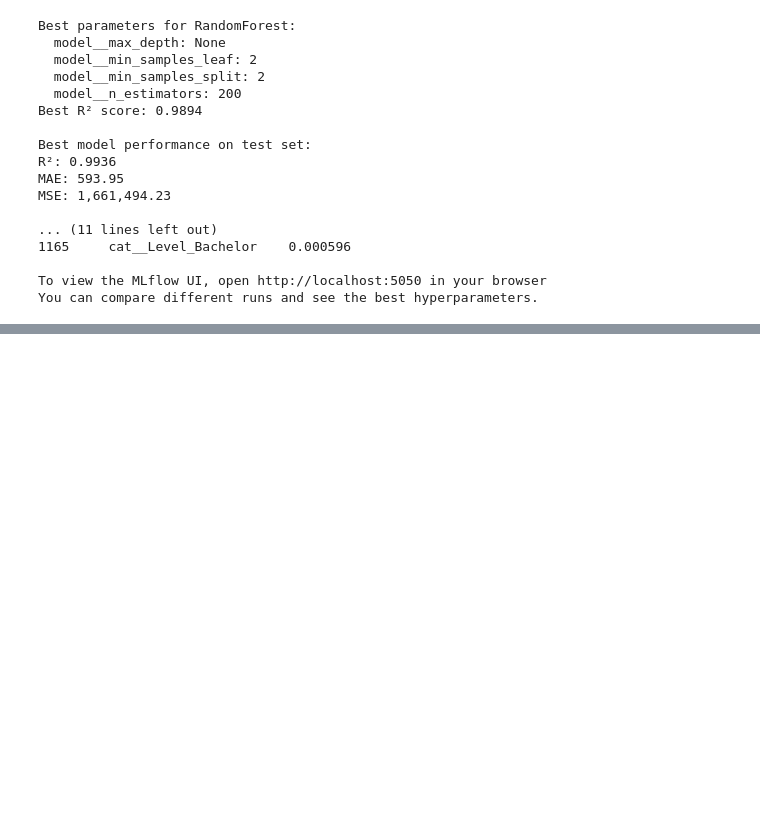
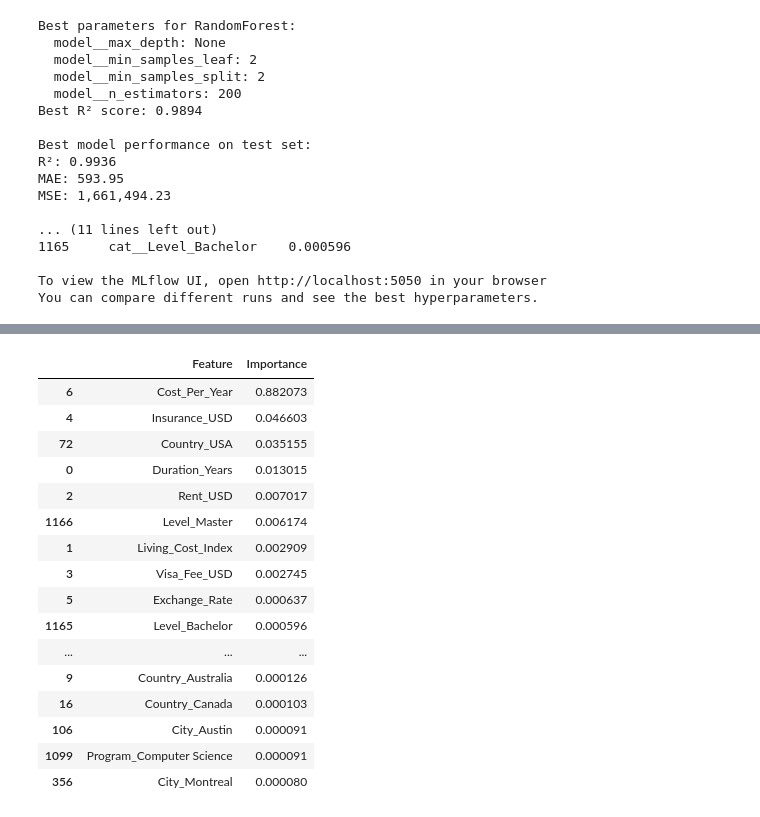
Before and after one commit to gibsongGH/SDS-CP030-edu-spend, a Jupyter notebook: submissions/team-members/rajat-thakur/Edu-Spend.ipynb, the cells around one changed output, grey strips where cells are left out. Cells and saved outputs as stored; diff of their text form; code cells hidden in the pictures; blank space fills up the shorter version.

Commit message:
Rework of Models using CURSOR

```diff
--- a/submissions/team-members/rajat-thakur/Edu-Spend.ipynb
+++ b/submissions/team-members/rajat-thakur/Edu-Spend.ipynb
@@ -1078,0 +1289,69 @@ You can compare different runs and see the best hyperparameters.
+# %%
+# First, let's see what steps are in the pipeline
+print("Model steps:")
+for i, (step_name, step) in enumerate(model.named_steps.items()):
+    print(f"\nStep {i+1}: {step_name}")
+    print(f"Type: {type(step)}")
+
+    # If it's a column transformer, show the transformers
+    if hasattr(step, 'transformers'):
+        print("Transformers:")
+        for name, trans, cols in step.transformers:
+            print(f"  - {name}: {type(trans).__name__} on {cols}")
+
+    # If it's a model, show its parameters
+    if hasattr(step, 'get_params'):
+        print("Parameters:")
+        for param, value in step.get_params().items():
+            if param.endswith('_') or param.startswith('_'):
+                continue
+            print(f"  - {param}: {value}")
+
+# Now let's try to get feature importances if possible
+print("\nAttempting to get feature importances...")
+try:
+    # Find the model step (the last step in the pipeline)
+    model_step = model.steps[-1][1]
+
+    if hasattr(model_step, 'feature_importances_'):
+        print("\nModel has feature importances!")
+        print(f"Number of features: {len(model_step.feature_importances_)}")
+
+        # Get feature names if possible
+        try:
+            # Get the preprocessor (assume it's the first step)
+            preprocessor = model.named_steps[model.steps[0][0]]
+
+            # Get numerical feature names
+            num_features = preprocessor.transformers_[0][2]
+
+            # Get categorical feature names
+            cat_features = []
+            cat_processor = preprocessor.named_transformers_['cat']
+            for i, cat in enumerate(preprocessor.transformers_[1][2]):
+                for val in cat_processor.categories_[i]:
+                    cat_features.append(f"{cat}_{val}")
+
+            # Combine all feature names
+            all_features = list(num_features) + cat_features
+
+            # Create a DataFrame with importances
+            importance_df = pd.DataFrame({
+                'Feature': all_features,
+                'Importance': model_step.feature_importances_
+            }).sort_values('Importance', ascending=False)
+
+            print("\nTop 20 Most Important Features:")
+            display(importance_df.head(20))
+
+        except Exception as e:
+            print(f"Could not get feature names: {e}")
+            print("\nFeature importances (without names):")
+            print(model_step.feature_importances_)
+    else:
+        print("Model does not have feature_importances_ attribute")
+        print("Available attributes:", [attr for attr in dir(model_step) if not attr.startswith('_')])
+
+except Exception as e:
+    print(f"Error getting feature importances: {e}")
+# %% [output]
@@ -1078,0 +1375,17 @@ You can compare different runs and see the best hyperparameters.
+|  | Feature | Importance |
+| 6 | Cost_Per_Year | 0.882073 |
+| 4 | Insurance_USD | 0.046603 |
+| 72 | Country_USA | 0.035155 |
+| 0 | Duration_Years | 0.013015 |
+| 2 | Rent_USD | 0.007017 |
+| 1166 | Level_Master | 0.006174 |
+| 1 | Living_Cost_Index | 0.002909 |
+| 3 | Visa_Fee_USD | 0.002745 |
+| 5 | Exchange_Rate | 0.000637 |
+| 1165 | Level_Bachelor | 0.000596 |
+| ... | ... | ... |
+| 9 | Country_Australia | 0.000126 |
+| 16 | Country_Canada | 0.000103 |
+| 106 | City_Austin | 0.000091 |
+| 1099 | Program_Computer Science | 0.000091 |
+| 356 | City_Montreal | 0.000080 |
```
Also changed, not shown: parts of 11 cells of this notebook, 1 other file.
